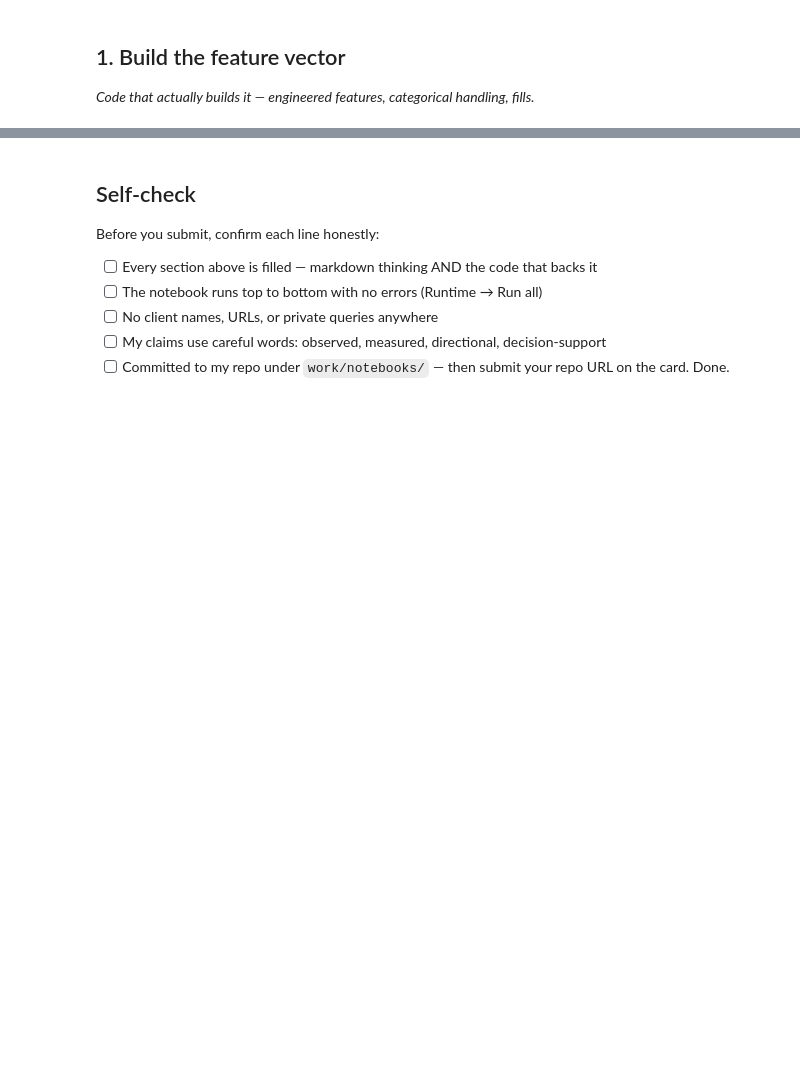
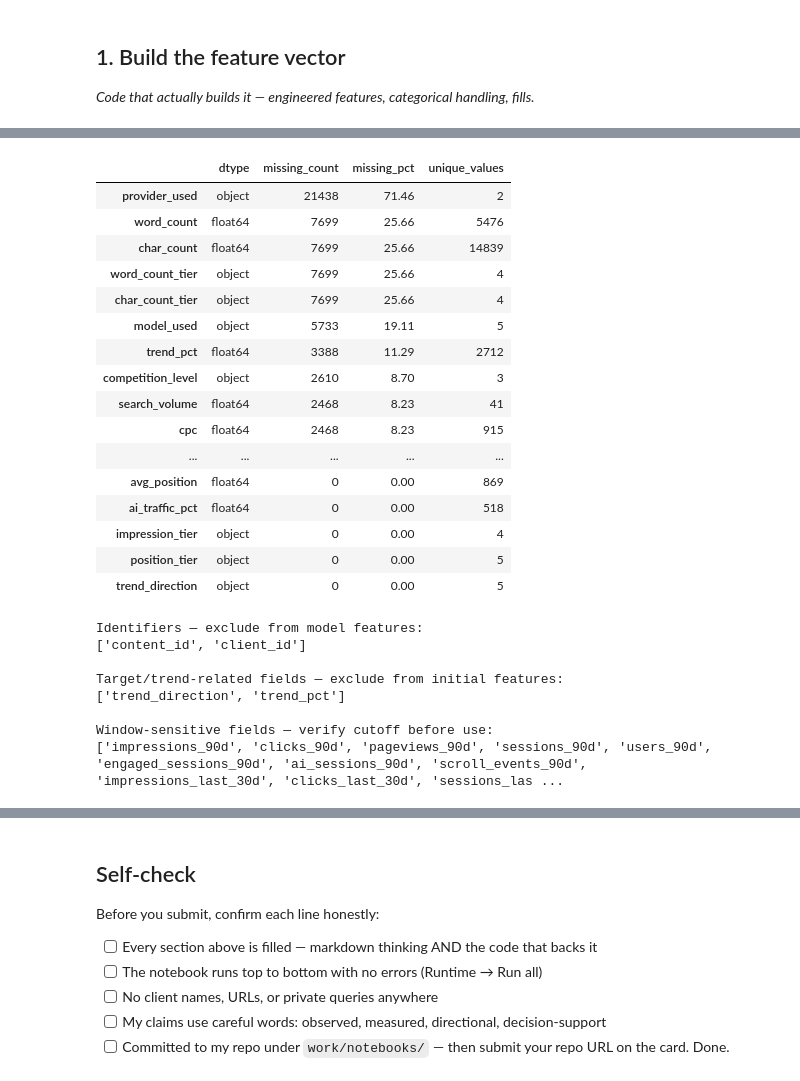
Before and after one commit to vishalseries7030/flyrank-ml-internship, a Jupyter notebook: work/notebooks/w03_feature_leakage_check.ipynb, the cells around one changed output, grey strips where cells are left out. Cells and saved outputs as stored; diff of their text form; code cells hidden in the pictures; blank space fills up the shorter version.

```diff
--- a/work/notebooks/w03_feature_leakage_check.ipynb
+++ b/work/notebooks/w03_feature_leakage_check.ipynb
@@ -36,0 +209,59 @@ This skeleton is yours to fill. Work the sections **in order** — each one has
+# %%
+
+# Section 2: Feature notes — data-quality audit
+
+assert "df" in globals(), "Run the dataset-loading cell first."
+
+feature_audit = pd.DataFrame({
+    "dtype": df.dtypes.astype(str),
+    "missing_count": df.isna().sum(),
+    "missing_pct": (df.isna().mean() * 100).round(2),
+    "unique_values": df.nunique(dropna=True)
+})
+
+display(
+    feature_audit.sort_values(
+        "missing_pct", ascending=False
+    )
+)
+
+print("\nIdentifiers — exclude from model features:")
+print([c for c in ["content_id", "client_id"] if c in df.columns])
+
+print("\nTarget/trend-related fields — exclude from initial features:")
+print([
+    c for c in ["trend_direction", "trend_pct"]
+    if c in df.columns
+])
+
+print("\nWindow-sensitive fields — verify cutoff before use:")
+print([
+    c for c in df.columns
+    if any(token in c for token in ["90d", "last_30d", "prev_30d"])
+])
+# %% [output]
+|  | dtype | missing_count | missing_pct | unique_values |
+| provider_used | object | 21438 | 71.46 | 2 |
+| word_count | float64 | 7699 | 25.66 | 5476 |
+| char_count | float64 | 7699 | 25.66 | 14839 |
+| word_count_tier | object | 7699 | 25.66 | 4 |
+| char_count_tier | object | 7699 | 25.66 | 4 |
+| model_used | object | 5733 | 19.11 | 5 |
+| trend_pct | float64 | 3388 | 11.29 | 2712 |
+| competition_level | object | 2610 | 8.70 | 3 |
+| search_volume | float64 | 2468 | 8.23 | 41 |
+| cpc | float64 | 2468 | 8.23 | 915 |
+| ... | ... | ... | ... | ... |
+| avg_position | float64 | 0 | 0.00 | 869 |
+| ai_traffic_pct | float64 | 0 | 0.00 | 518 |
+| impression_tier | object | 0 | 0.00 | 4 |
+| position_tier | object | 0 | 0.00 | 5 |
+| trend_direction | object | 0 | 0.00 | 5 |
+Identifiers — exclude from model features:
+['content_id', 'client_id']
+
+Target/trend-related fields — exclude from initial features:
+['trend_direction', 'trend_pct']
+
+Window-sensitive fields — verify cutoff before use:
+['impressions_90d', 'clicks_90d', 'pageviews_90d', 'sessions_90d', 'users_90d', 'engaged_sessions_90d', 'ai_sessions_90d', 'scroll_events_90d', 'impressions_last_30d', 'clicks_last_30d', 'sessions_las ...
```
Also changed, not shown: parts of 14 cells of this notebook.
